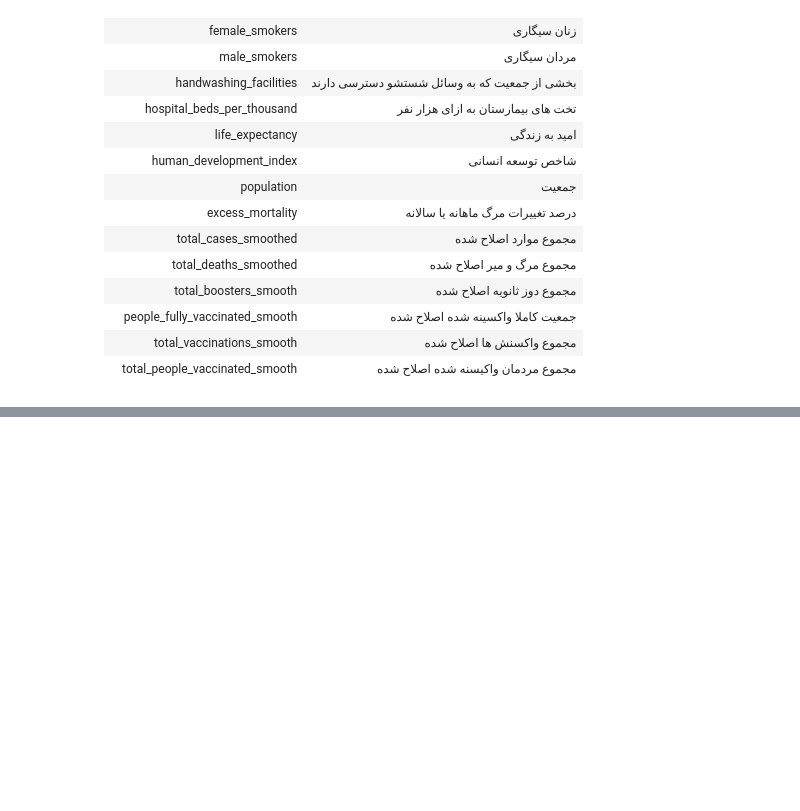
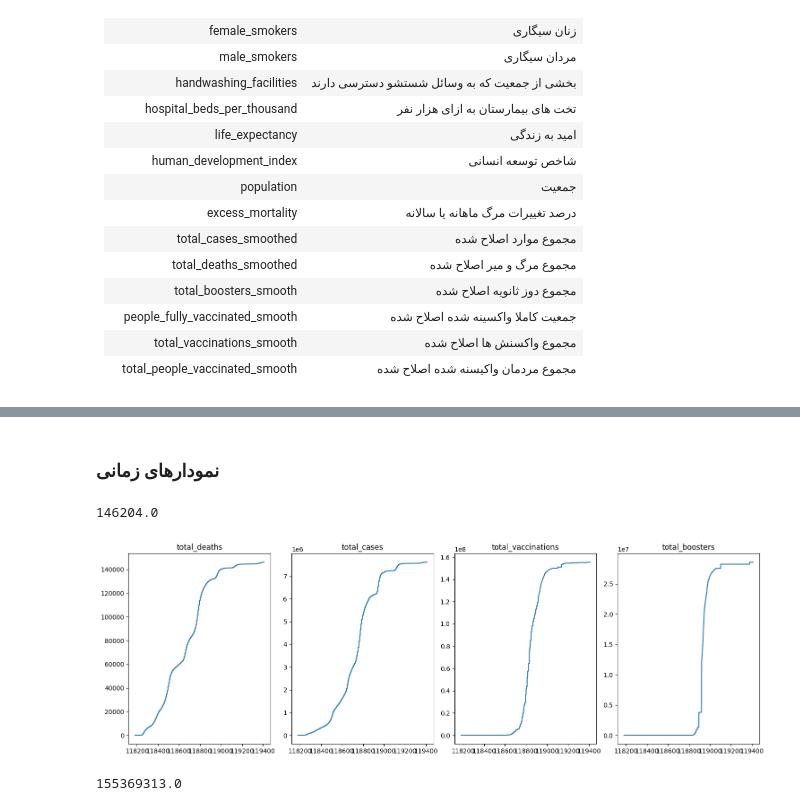
Before and after one commit to MAKEgroup/Covid_19_Propagation, a Jupyter notebook: Project/Data_Monitoring.ipynb, the cells around one changed output, grey strips where cells are left out. Cells and saved outputs as stored; diff of their text form; code cells hidden in the pictures; blank space fills up the shorter version.

Commit message:
some new functions for ploting data added. also nan correlation countries detected.

```diff
--- a/Project/Data_Monitoring.ipynb
+++ b/Project/Data_Monitoring.ipynb
@@ -142,0 +98,32 @@ plt.show()
+# %% [markdown]
+### نمودارهای زمانی
+# %%
+max(Iran_data["total_deaths"])
+# %% [output]
+146204.0
+# %%
+
+# Generate sample data
+#x = np.linspace(0, 10, 100)
+y1, y2, y3, y4 = Iran_data["total_deaths"] , Iran_data["total_cases"], Iran_data["total_vaccinations"], Iran_data["total_boosters"]
+
+# Create subplots
+fig, axs = plt.subplots(1, 4, figsize=(15, 5))
+
+# Plot each function and set titles
+functions = [(y1, 'total_deaths'), (y2, 'total_cases'), (y3, 'total_vaccinations'), (y4, 'total_boosters')]
+for ax, (y, title) in zip(axs, functions):
+    ax.plot( y)
+    ax.set_title(title)
+
+# Adjust layout
+plt.tight_layout()
+
+# Show the plots
+plt.show()
+# %% [output]
+[figure, added]
+# %%
+max(Iran_data["total_vaccinations"])
+# %% [output]
+155369313.0
```
Also changed, not shown: parts of 13 cells of this notebook.
